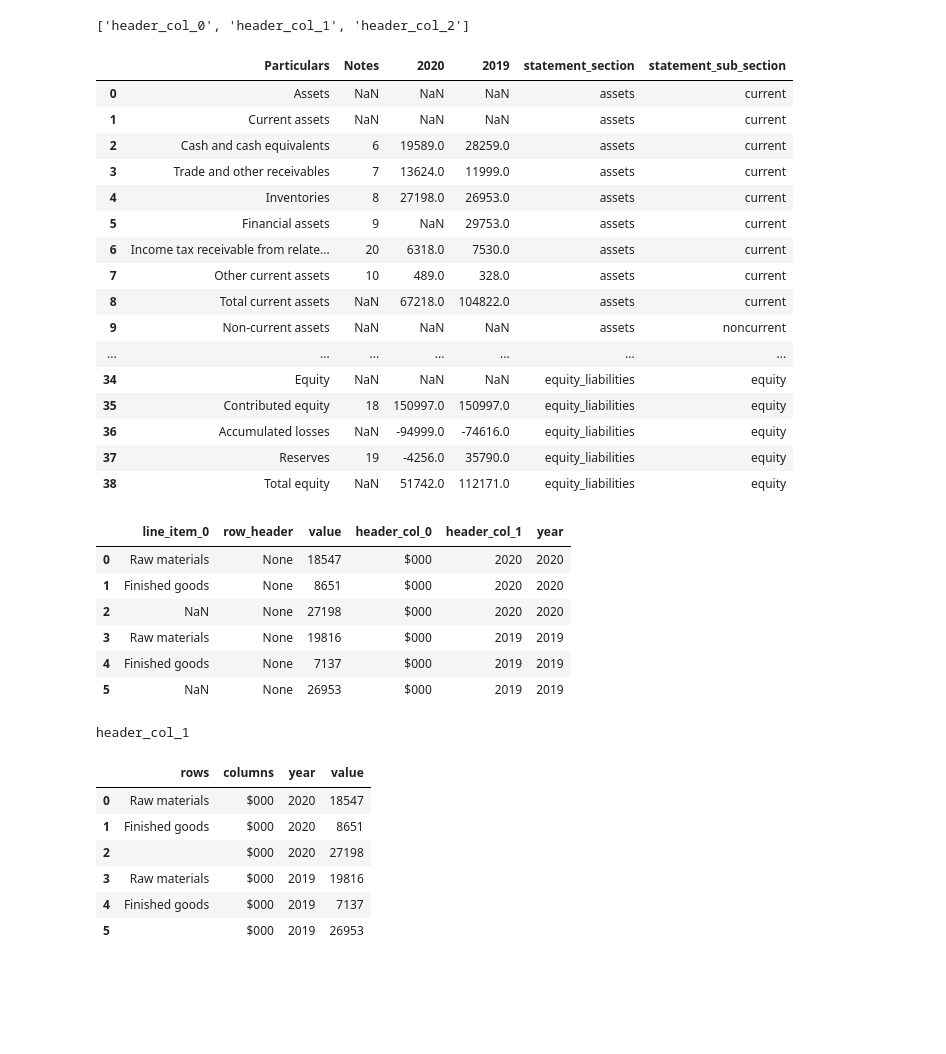
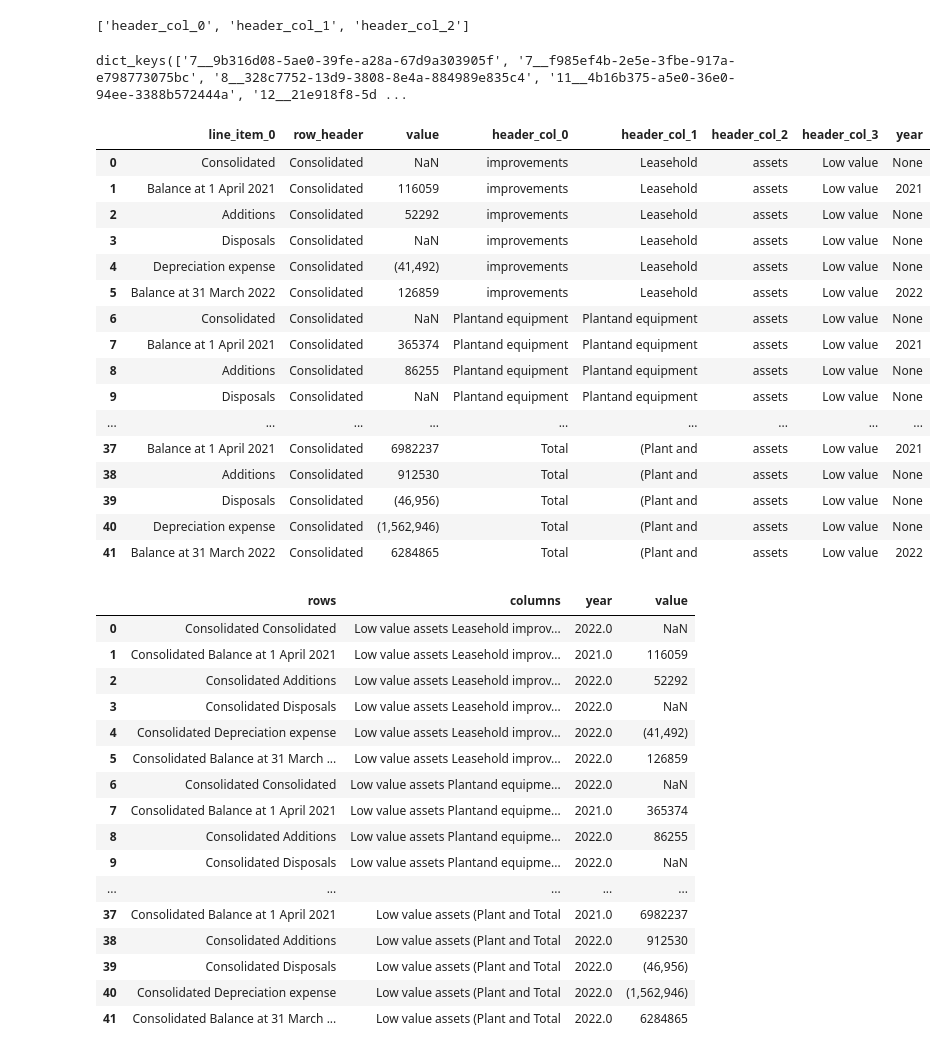
Before and after one commit to AI-paltan/main_page_processing, a Jupyter notebook: main_page_processing_service_testing_notebook.ipynb, the cells around one changed output. Drawn from its saved outputs; the diff is of its cells as text; code cells hidden in the pictures; blank space fills up the shorter version.

Commit message:
solved issue: blank transformed std df due to not finding year column

```diff
--- a/main_page_processing_service_testing_notebook.ipynb
+++ b/main_page_processing_service_testing_notebook.ipynb
@@ -155,24 +143,10 @@ mp.standardised_cropped_dict.get('a147e74b-6105-3ee1-a346-7906f3bf25b5').filter(
 mp.standardised_cropped_dict.get('a147e74b-6105-3ee1-a346-7906f3bf25b5').filter(like="header_col", axis=1).sort_index(axis=1, ascending=True).columns.to_list()
 # %% [output]
 ['header_col_0', 'header_col_1', 'header_col_2']
+# %%
+mp.standardised_cropped_dict.keys()
+# %% [output]
+dict_keys(['7__9b316d08-5ae0-39fe-a28a-67d9a303905f', '7__f985ef4b-2e5e-3fbe-917a-e798773075bc', '8__328c7752-13d9-3808-8e4a-884989e835c4', '11__4b16b375-a5e0-36e0-94ee-3388b572444a', '12__21e918f8-5d ...
 # %%
-cbs_dict[7]
+# cbs_dict
-# %% [output]
-|  | Particulars | Notes | 2020 | 2019 | statement_section | statement_sub_section |
-| 0 | Assets | NaN | NaN | NaN | assets | current |
-| 1 | Current assets | NaN | NaN | NaN | assets | current |
-| 2 | Cash and cash equivalents | 6 | 19589.0 | 28259.0 | assets | current |
-| 3 | Trade and other receivables | 7 | 13624.0 | 11999.0 | assets | current |
-| 4 | Inventories | 8 | 27198.0 | 26953.0 | assets | current |
-| 5 | Financial assets | 9 | NaN | 29753.0 | assets | current |
-| 6 | Income tax receivable from relate... | 20 | 6318.0 | 7530.0 | assets | current |
-| 7 | Other current assets | 10 | 489.0 | 328.0 | assets | current |
-| 8 | Total current assets | NaN | 67218.0 | 104822.0 | assets | current |
-| 9 | Non-current assets | NaN | NaN | NaN | assets | noncurrent |
-| ... | ... | ... | ... | ... | ... | ... |
-| 34 | Equity | NaN | NaN | NaN | equity_liabilities | equity |
-| 35 | Contributed equity | 18 | 150997.0 | 150997.0 | equity_liabilities | equity |
-| 36 | Accumulated losses | NaN | -94999.0 | -74616.0 | equity_liabilities | equity |
-| 37 | Reserves | 19 | -4256.0 | 35790.0 | equity_liabilities | equity |
-| 38 | Total equity | NaN | 51742.0 | 112171.0 | equity_liabilities | equity |
 # %%
@@ -215,26 +190,45 @@ def convert_standaradised_notes_to_column_row_year(note_df,year_list,standard_no
     converted_standardised_df["value"] = note_df["value"]
     return converted_standardised_df
 # %%
-mp.standardised_cropped_dict.get('783d1f36-c06c-3414-ac20-69f7abffe2dd')
+mp.standardised_cropped_dict.get('13__5833a5d1-c09c-3154-8002-4ad74d57e34c')
 # %% [output]
-|  | line_item_0 | row_header | value | header_col_0 | header_col_1 | year |
-| 0 | Raw materials | None | 18547 | $000 | 2020 | 2020 |
-| 1 | Finished goods | None | 8651 | $000 | 2020 | 2020 |
-| 2 | NaN | None | 27198 | $000 | 2020 | 2020 |
-| 3 | Raw materials | None | 19816 | $000 | 2019 | 2019 |
-| 4 | Finished goods | None | 7137 | $000 | 2019 | 2019 |
-| 5 | NaN | None | 26953 | $000 | 2019 | 2019 |
+|  | line_item_0 | row_header | value | header_col_0 | header_col_1 | header_col_2 | header_col_3 | year |
+| 0 | Consolidated | Consolidated | NaN | improvements | Leasehold | assets | Low value | None |
+| 1 | Balance at 1 April 2021 | Consolidated | 116059 | improvements | Leasehold | assets | Low value | 2021 |
+| 2 | Additions | Consolidated | 52292 | improvements | Leasehold | assets | Low value | None |
+| 3 | Disposals | Consolidated | NaN | improvements | Leasehold | assets | Low value | None |
+| 4 | Depreciation expense | Consolidated | (41,492) | improvements | Leasehold | assets | Low value | None |
+| 5 | Balance at 31 March 2022 | Consolidated | 126859 | improvements | Leasehold | assets | Low value | 2022 |
+| 6 | Consolidated | Consolidated | NaN | Plantand equipment | Plantand equipment | assets | Low value | None |
+| 7 | Balance at 1 April 2021 | Consolidated | 365374 | Plantand equipment | Plantand equipment | assets | Low value | 2021 |
+| 8 | Additions | Consolidated | 86255 | Plantand equipment | Plantand equipment | assets | Low value | None |
+| 9 | Disposals | Consolidated | NaN | Plantand equipment | Plantand equipment | assets | Low value | None |
+| ... | ... | ... | ... | ... | ... | ... | ... | ... |
+| 37 | Balance at 1 April 2021 | Consolidated | 6982237 | Total | (Plant and | assets | Low value | 2021 |
+| 38 | Additions | Consolidated | 912530 | Total | (Plant and | assets | Low value | None |
+| 39 | Disposals | Consolidated | (46,956) | Total | (Plant and | assets | Low value | None |
+| 40 | Depreciation expense | Consolidated | (1,562,946) | Total | (Plant and | assets | Low value | None |
+| 41 | Balance at 31 March 2022 | Consolidated | 6284865 | Total | (Plant and | assets | Low value | 2022 |
 # %%
-convert_standaradised_notes_to_column_row_year(mp.standardised_cropped_dict.get('783d1f36-c06c-3414-ac20-69f7abffe2dd'),years_list,mp.standard_note_meta_dict.get('783d1f36-c06c-3414-ac20-69f7abffe2dd'))
+convert_standaradised_notes_to_column_row_year(mp.standardised_cropped_dict.get('13__5833a5d1-c09c-3154-8002-4ad74d57e34c'),years_list,mp.standard_note_meta_dict.get('13__5833a5d1-c09c-3154-8002-4ad74d57e34c'))
 # %% [output]
-header_col_1
 |  | rows | columns | year | value |
-| 0 | Raw materials | $000 | 2020 | 18547 |
-| 1 | Finished goods | $000 | 2020 | 8651 |
-| 2 |  | $000 | 2020 | 27198 |
-| 3 | Raw materials | $000 | 2019 | 19816 |
-| 4 | Finished goods | $000 | 2019 | 7137 |
-| 5 |  | $000 | 2019 | 26953 |
+| 0 | Consolidated Consolidated | Low value assets Leasehold improv... | 2022.0 | NaN |
+| 1 | Consolidated Balance at 1 April 2021 | Low value assets Leasehold improv... | 2021.0 | 116059 |
+| 2 | Consolidated Additions | Low value assets Leasehold improv... | 2022.0 | 52292 |
+| 3 | Consolidated Disposals | Low value assets Leasehold improv... | 2022.0 | NaN |
+| 4 | Consolidated Depreciation expense | Low value assets Leasehold improv... | 2022.0 | (41,492) |
+| 5 | Consolidated Balance at 31 March ... | Low value assets Leasehold improv... | 2022.0 | 126859 |
+| 6 | Consolidated Consolidated | Low value assets Plantand equipme... | 2022.0 | NaN |
+| 7 | Consolidated Balance at 1 April 2021 | Low value assets Plantand equipme... | 2021.0 | 365374 |
+| 8 | Consolidated Additions | Low value assets Plantand equipme... | 2022.0 | 86255 |
+| 9 | Consolidated Disposals | Low value assets Plantand equipme... | 2022.0 | NaN |
+| ... | ... | ... | ... | ... |
+| 37 | Consolidated Balance at 1 April 2021 | Low value assets (Plant and Total | 2021.0 | 6982237 |
+| 38 | Consolidated Additions | Low value assets (Plant and Total | 2022.0 | 912530 |
+| 39 | Consolidated Disposals | Low value assets (Plant and Total | 2022.0 | (46,956) |
+| 40 | Consolidated Depreciation expense | Low value assets (Plant and Total | 2022.0 | (1,562,946) |
+| 41 | Consolidated Balance at 31 March ... | Low value assets (Plant and Total | 2022.0 | 6284865 |
 # %%
 # for key,value in mp.standardised_cropped_dict.items():
 #     display("standardised raw dict:= ",mp.standardised_cropped_dict.get(key))
```
Also changed, not shown: parts of 9 cells of this notebook, 20 other files.
